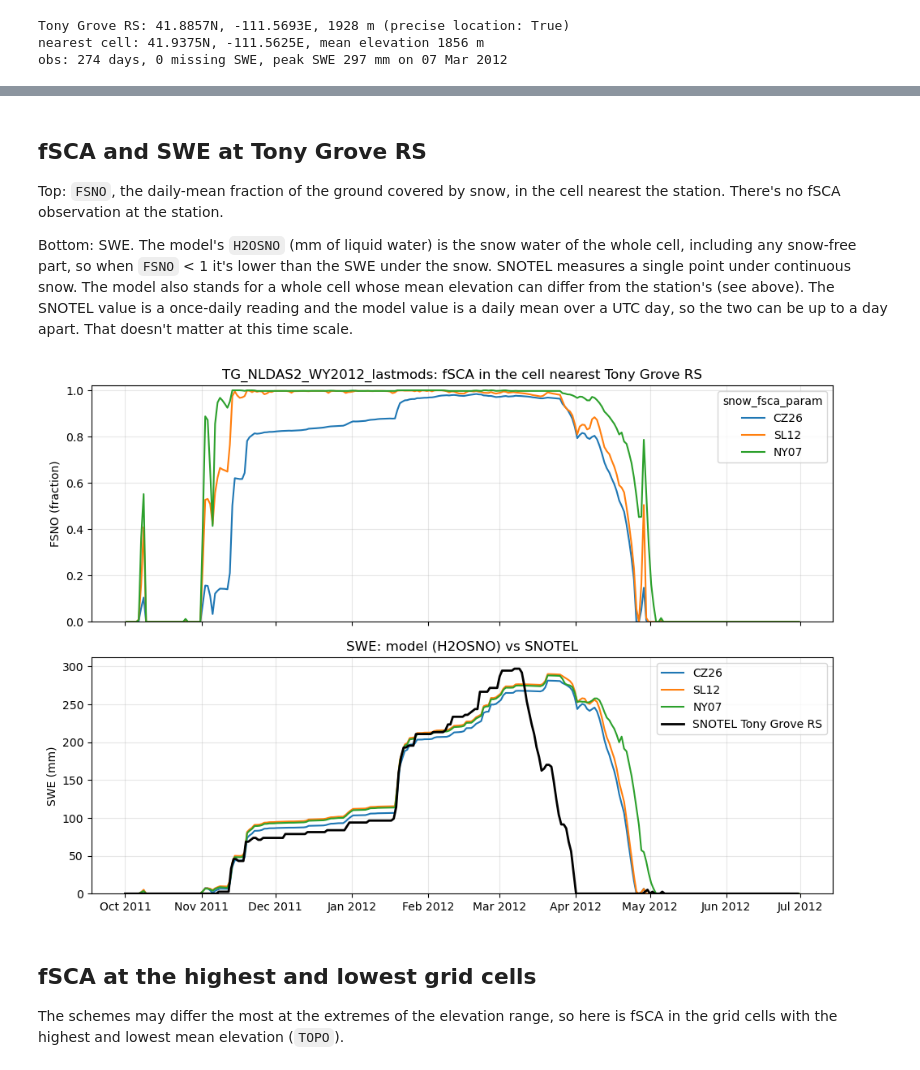
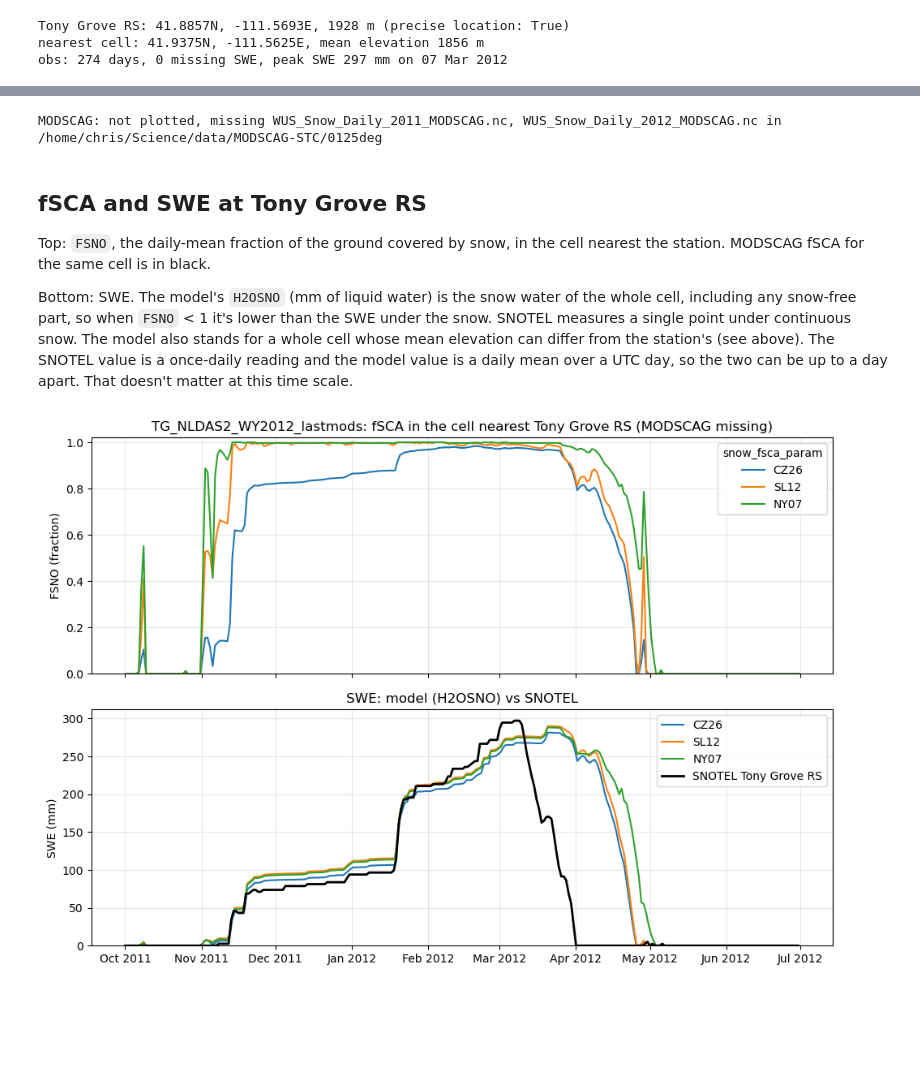
Before and after one commit to chrisrycx/E3SM_run_scripts, a Jupyter notebook: analysis/TG_NLDAS2_WY2012_fsca_sweep.ipynb, the cells around one changed output, grey strips where cells are left out. Drawn from its saved outputs; the diff is of its cells as text; code cells hidden in the pictures; blank space fills up the shorter version.

```diff
--- a/analysis/TG_NLDAS2_WY2012_fsca_sweep.ipynb
+++ b/analysis/TG_NLDAS2_WY2012_fsca_sweep.ipynb
@@ -20,6 +20,7 @@ from pathlib import Path
 
 import matplotlib.pyplot as plt
 import matplotlib.dates as mdates
+import pandas as pd
 import xarray as xr
 from dotenv import find_dotenv, load_dotenv
 from model_datasets.snotel import PNNLSnotel
@@ -40,6 +41,8 @@ OUTPUT_ROOT = Path(os.environ["OUTPUT_ROOT"])   # model output, one folder per c
 SURFDATA_FILE = Path(os.environ["DATA_ROOT"]) / "surfdata_TG_UT_0125_c261028_merged.nc"
 # PNNL SNOTEL data: holds SNOTEL_Detre.csv and bcqc_data_v2/
 SNOTEL_PATH = os.environ["SNOTEL_PATH"]
+# STC-MODSCAG daily fSCA on the 0.125 deg WUS grid, one file per calendar year
+MODSCAG_PATH = Path(os.environ["MODSCAG_PATH"])
 # %% [markdown]
 ## Load the data
 
@@ -111,8 +128,24 @@ obs: 274 days, 0 missing SWE, peak SWE 297 mm on 07 Mar 2012
+# %%
+years = range(int(START[:4]), int(END[:4]) + 1)
+modscag_files = [MODSCAG_PATH / f"WUS_Snow_Daily_{y}_MODSCAG.nc" for y in years]
+missing = [f.name for f in modscag_files if not f.exists()]
+if missing:
+    modscag = None
+    print(f"MODSCAG: not plotted, missing {', '.join(missing)} in {MODSCAG_PATH}")
+else:
+    modscag = xr.concat([xr.open_dataset(f)["FSNO"].sel(**near) for f in modscag_files],
+                        dim="time").sel(time=slice(START, END)).load() / 100
+    assert abs(float(modscag.lat) - float(cell.lat)) < 1e-4
+    assert abs(float(modscag.lon) - float(cell.lon)) < 1e-4
+    print(f"MODSCAG: {modscag.sizes['time']} days, "
+          f"{int(modscag.isnull().sum())} missing, max {float(modscag.max()):.2f}")
+# %% [output]
+MODSCAG: not plotted, missing WUS_Snow_Daily_2011_MODSCAG.nc, WUS_Snow_Daily_2012_MODSCAG.nc in /home/chris/Science/data/MODSCAG-STC/0125deg
 # %% [markdown]
 ## fSCA and SWE at Tony Grove RS
 
 Top: `FSNO`, the daily-mean fraction of the ground covered by snow, in the cell nearest the
-station. There's no fSCA observation at the station.
+station. MODSCAG fSCA for the same cell is in black.
 
 Bottom: SWE. The model's `H2OSNO` (mm of liquid water) is the snow water of the whole cell,
 including any snow-free part, so when `FSNO` < 1 it's lower than the SWE under the snow.
@@ -123,25 +156,23 @@ to a day apart. That doesn't matter at this time scale.
 # %%
 fig, (ax_f, ax_s) = plt.subplots(2, 1, figsize=(10, 7), sharex=True)
 for v, ds in runs.items():
     pt = ds.sel(**near)
     pt["FSNO"].plot(ax=ax_f, label=v)
     pt["H2OSNO"].plot(ax=ax_s, label=v)
+if modscag is not None:
+    ax_f.plot(modscag.time, modscag, color="k", lw=2, label="MODSCAG")
 ax_s.plot(obs.index, obs["swe_mm"], color="k", lw=2, label=f"SNOTEL {SITE_NAME}")
 
-ax_f.set(title=f"{BASE}: fSCA in the cell nearest {SITE_NAME}",
+ax_f.set(title=f"{BASE}: fSCA in the cell nearest {SITE_NAME}"
+               + ("" if modscag is not None else " (MODSCAG missing)"),
          xlabel="", ylabel="FSNO (fraction)", ylim=(0, 1.02))
 ax_f.legend(title="snow_fsca_param")
 ax_s.set(title="SWE: model (H2OSNO) vs SNOTEL", xlabel="", ylabel="SWE (mm)", ylim=(0, None))
 ax_s.legend()
 for ax in (ax_f, ax_s):
     ax.grid(alpha=0.3)
 ax_s.xaxis.set_major_formatter(mdates.DateFormatter("%b %Y"))
 plt.tight_layout()
 plt.show()
 # %% [output]
-[figure, old version]
+[figure, new version]
-# %% [markdown]
-## fSCA at the highest and lowest grid cells
-
-The schemes may differ the most at the extremes of the elevation range, so here is fSCA in
-the grid cells with the highest and lowest mean elevation (`TOPO`).
```
Also changed, not shown: parts of 9 cells of this notebook.
